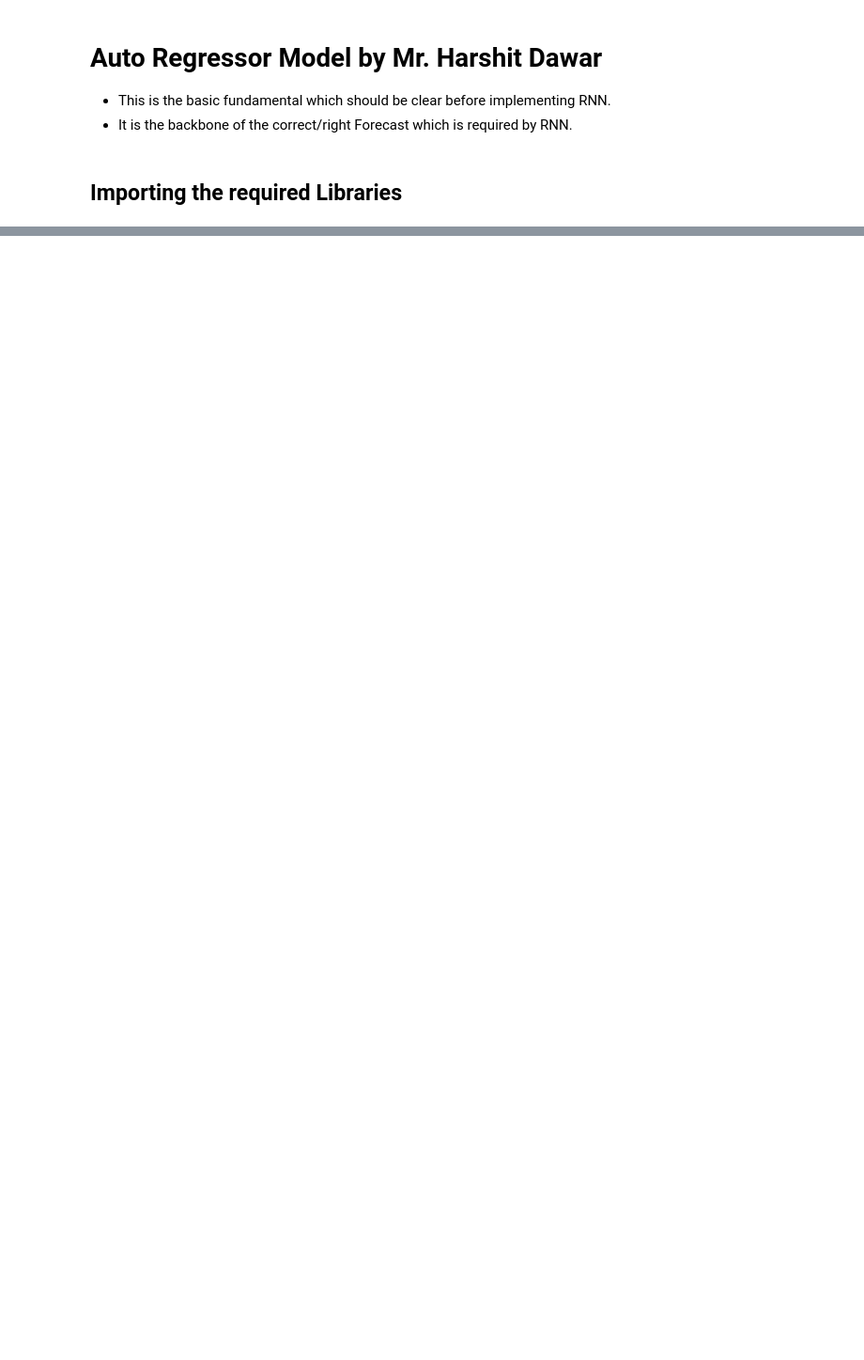
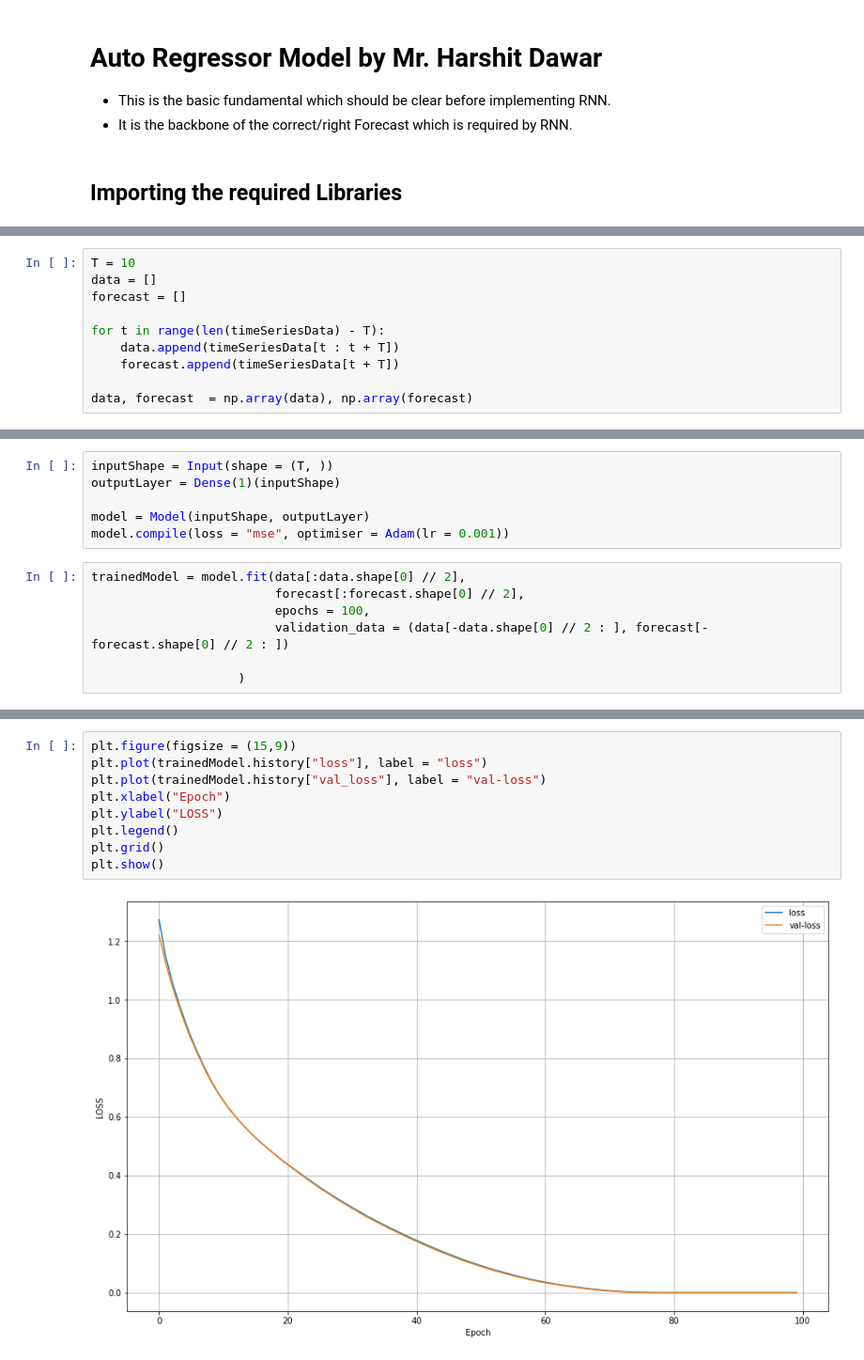
Before and after one commit to HarshitDawar55/Machine_And_Deep_Learning, a Jupyter notebook: Projects/Deep_Learning_Projects/AutoRegressor-Model-RNN-Basics/AutoRegressor Model.ipynb, the cells around one changed output, grey strips where cells are left out. Shown at 94% size. Cells and saved outputs as stored; diff of their text form; blank space fills up the shorter version.

```diff
--- a/Projects/Deep_Learning_Projects/AutoRegressor-Model-RNN-Basics/AutoRegressor Model.ipynb
+++ b/Projects/Deep_Learning_Projects/AutoRegressor-Model-RNN-Basics/AutoRegressor Model.ipynb
@@ -20,0 +25,10 @@ pl
+# %%
+T = 10
+data = []
+forecast = []
+
+for t in range(len(timeSeriesData) - T):
+    data.append(timeSeriesData[t : t + T])
+    forecast.append(timeSeriesData[t + T])
+
+data, forecast  = np.array(data), np.array(forecast)
@@ -20,0 +41,13 @@ pl
+# %%
+inputShape = Input(shape = (T, ))
+outputLayer = Dense(1)(inputShape)
+
+model = Model(inputShape, outputLayer)
+model.compile(loss = "mse", optimiser = Adam(lr = 0.001))
+# %%
+trainedModel = model.fit(data[:data.shape[0] // 2],
+                         forecast[:forecast.shape[0] // 2],
+                         epochs = 100,
+                         validation_data = (data[-data.shape[0] // 2 : ], forecast[-forecast.shape[0] // 2 : ])
+
+                    )
@@ -20,0 +72,11 @@ pl
+# %%
+plt.figure(figsize = (15,9))
+plt.plot(trainedModel.history["loss"], label = "loss")
+plt.plot(trainedModel.history["val_loss"], label = "val-loss")
+plt.xlabel("Epoch")
+plt.ylabel("LOSS")
+plt.legend()
+plt.grid()
+plt.show()
+# %% [output]
+[figure, added]
```
Also changed, not shown: parts of 9 cells of this notebook.
